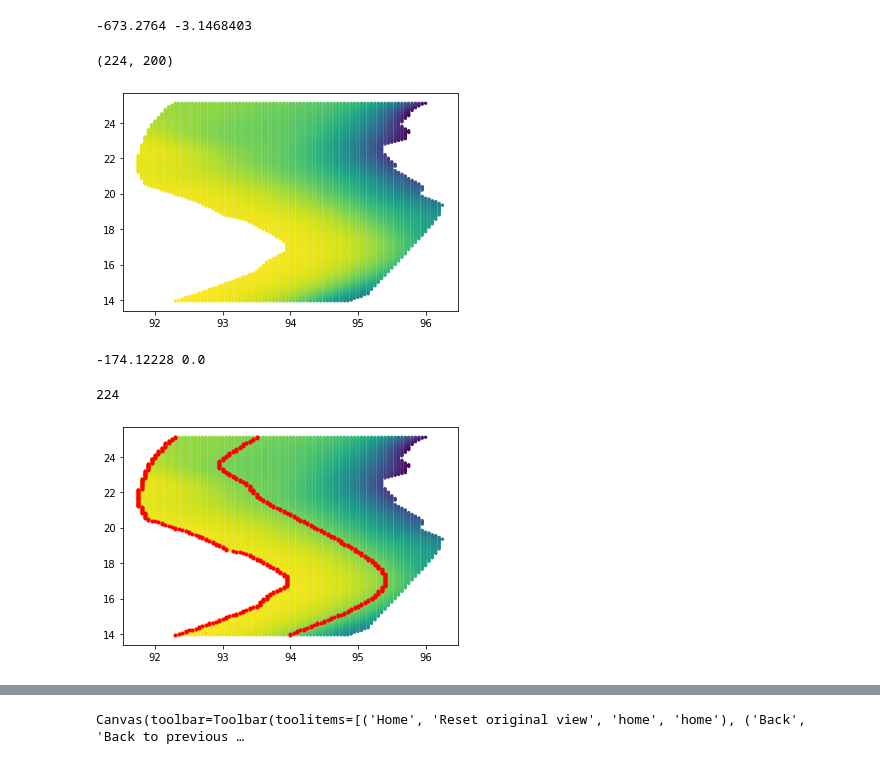
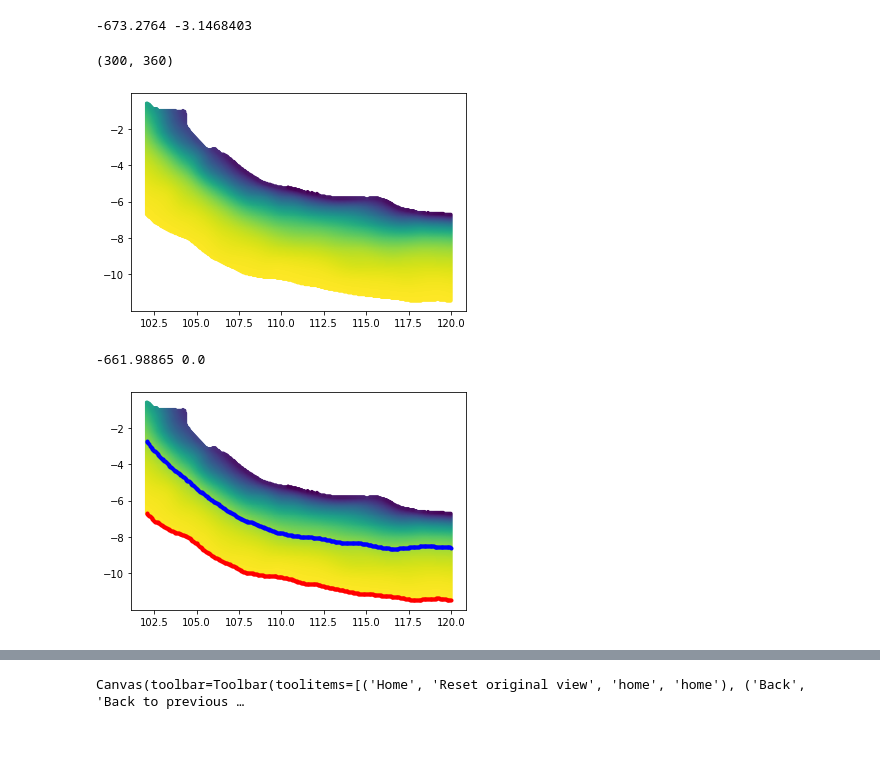
Before and after one commit to ericlindsey/slabMesh, a Jupyter notebook: make_mesh.ipynb, the cells around one changed output, grey strips where cells are left out. Saved outputs shown, nothing was run; the diff lists cells and outputs as text; code cells hidden in the pictures.

Commit message:
Update to enable option for East-West oriented slabs as well as North-South.

```diff
--- a/make_mesh.ipynb
+++ b/make_mesh.ipynb
@@ -49,7 +50,14 @@ print(np.min(Z),np.max(Z))
 -673.2764 -3.1468403
 # %%
 # crop a section of the fault
-Xcrop,Ycrop,Zcrop_orig=slabMesh.crop_rectangle(X,Y,Z,90,100,13.95,25.1)
+
+# example for a N-S trending segment:
+# trendNS = True
+# Xcrop,Ycrop,Zcrop_orig=slabMesh.crop_rectangle(X,Y,Z,90,100,13.95,25.1)
+
+# example for an E-W trending segment:
+trendNS = False
+Xcrop,Ycrop,Zcrop_orig=slabMesh.crop_rectangle(X,Y,Z,102,120,-15,0)
 
 #offset the depth values, so they are relative to the seafloor (optional)
 Zcrop=slabMesh.slabtop_at_zero(Zcrop_orig)
@@ -59,39 +67,53 @@ plt.scatter(Xcrop,Ycrop,5,Zcrop)
 plt.show()
 print(np.min(Zcrop),np.max(Zcrop))
 # %% [output]
-(224, 200)
+(300, 360)
-[figure, old version]
+[figure, new version]
--174.12228 0.0
+-661.98865 0.0
 # %%
 # get boundary points, from slab top to a specified depth.
-# this currently relies on the assumption that the slab strike is motly north-south.
+# this currently relies on an assumption about the strike/dip direction.
 # Need to generalize for other megathrusts.
 
-maxdepth = 35
-left=[]
-right=[]
-for i in range(np.shape(Zcrop)[0]):
-    row=Zcrop[i,:]
-    validdata=np.where(row>-maxdepth)[0] #warning generated due to NaN values. They are ignored anyway
-    if len(validdata>0):
-        left.append([i,validdata[0]])
-        right.append([i,validdata[-1]])
+maxdepth = 100
+top=[]
+bottom=[]
+if trendNS:
+    for i in range(np.shape(Zcrop)[0]):
+        row=Zcrop[i,:]
+        validdata=np.where(row>-maxdepth)[0] #warning generated due to NaN values. They are ignored anyway
+        if len(validdata>0):
+            if Zcrop[i,validdata[0]] > Zcrop[i,validdata[-1]]:
+                top.append([i,validdata[0]])
+                bottom.append([i,validdata[-1]])
+            else:
+                bottom.append([i,validdata[0]])
+                top.append([i,validdata[-1]])
+else:
+    for i in range(np.shape(Zcrop)[1]):
+        row = Zcrop[:,i]
+        validdata=np.where(row>-maxdepth)[0] #warning generated due to NaN values. They are ignored anyway
+        if len(validdata>0):
+            if Zcrop[validdata[0],i] > Zcrop[validdata[-1],i]:
+                top.append([validdata[0],i])
+                bottom.append([validdata[-1],i])
+            else:
+                bottom.append([validdata[0],i])
+                top.append([validdata[-1],i])
 
 # must be missing a simpler way to do this here... argh
-left=np.array(left)
-right=np.array(right)
-print(len(left))
-Xleft=Xcrop[left[:,0],left[:,1]]
-Yleft=Ycrop[left[:,0],left[:,1]]
-Xright=Xcrop[right[:,0],right[:,1]]
-Yright=Ycrop[right[:,0],right[:,1]]
+top=np.array(top)
+bottom=np.array(bottom)
+Xtop=Xcrop[top[:,0],top[:,1]]
+Ytop=Ycrop[top[:,0],top[:,1]]
+Xbottom=Xcrop[bottom[:,0],bottom[:,1]]
+Ybottom=Ycrop[bottom[:,0],bottom[:,1]]
 
 
 plt.scatter(Xcrop,Ycrop,5,Zcrop)
-plt.plot(Xleft,Yleft,'r.')
-plt.plot(Xright,Yright,'r.')
+plt.plot(Xtop,Ytop,'r.')
+plt.plot(Xbottom,Ybottom,'b.')
 plt.show()
 # %% [output]
-224
-[figure, old version]
+[figure, new version]
 # %%
```
Also changed, not shown: parts of 7 cells of this notebook.
